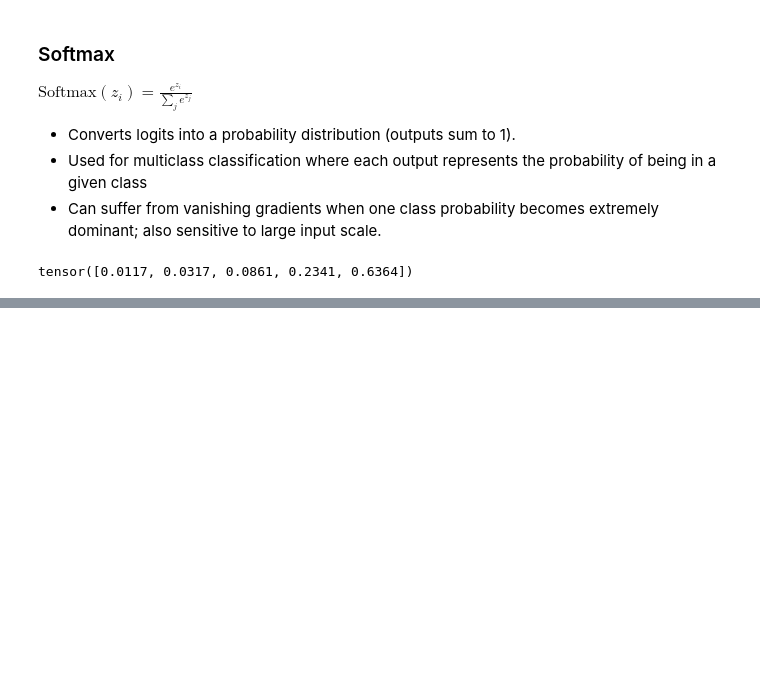
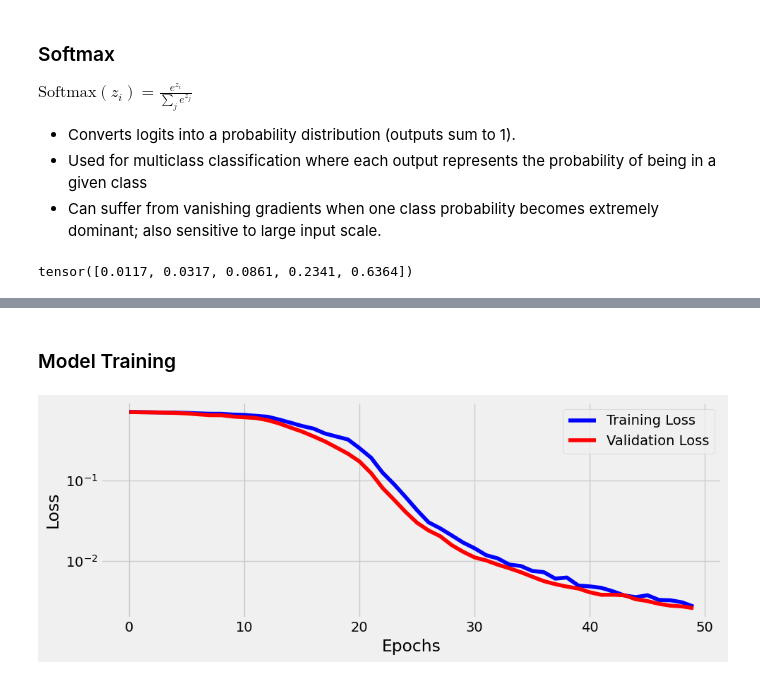
Before and after one commit to Gson-glitch/pytorch-step-by-step-learning, a Jupyter notebook: chapters/chapter_4/chapter_4.ipynb, the cells around one changed output, grey strips where cells are left out. Drawn from its saved outputs; the diff is of its cells as text; code cells hidden in the pictures; blank space fills up the shorter version.

Commit message:
chapter 4: implemented a deeper model with multiple activation functions

```diff
--- a/chapters/chapter_4/chapter_4.ipynb
+++ b/chapters/chapter_4/chapter_4.ipynb
@@ -405,0 +419,28 @@ tensor([0.0117, 0.0317, 0.0861, 0.2341, 0.6364])
+# %%
+lr = 0.1
+torch.manual_seed(17)
+
+deep_model = nn.Sequential(
+    nn.Flatten(),
+    nn.Linear(25, 5, bias=False),
+    nn.ReLU(),
+    nn.Linear(5, 3, bias=False),
+    nn.ReLU(),
+    nn.Linear(3, 1, bias=False),
+    nn.Sigmoid()
+)
+
+optimizer = optim.SGD(params=deep_model.parameters(), lr=lr)
+loss_fn = nn.BCELoss()
+# %% [markdown]
+### Model Training
+# %%
+n_epochs = 50
+
+sbs_relu = StepByStep(deep_model, loss_fn, optimizer)
+sbs_relu.set_loaders(train_loader, val_loader)
+sbs_relu.train(n_epochs)
+# %%
+fig = sbs_relu.plot_losses()
+# %% [output]
+[figure, added]
```
Also changed, not shown: parts of 8 cells of this notebook.
